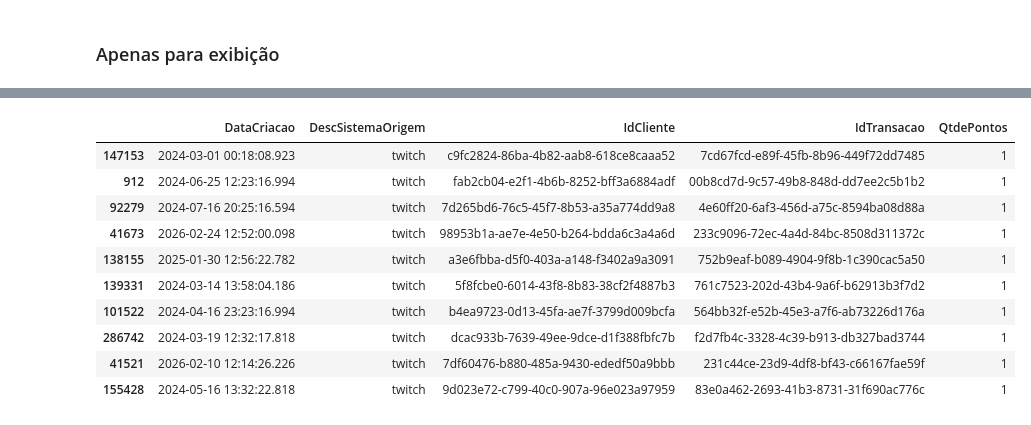
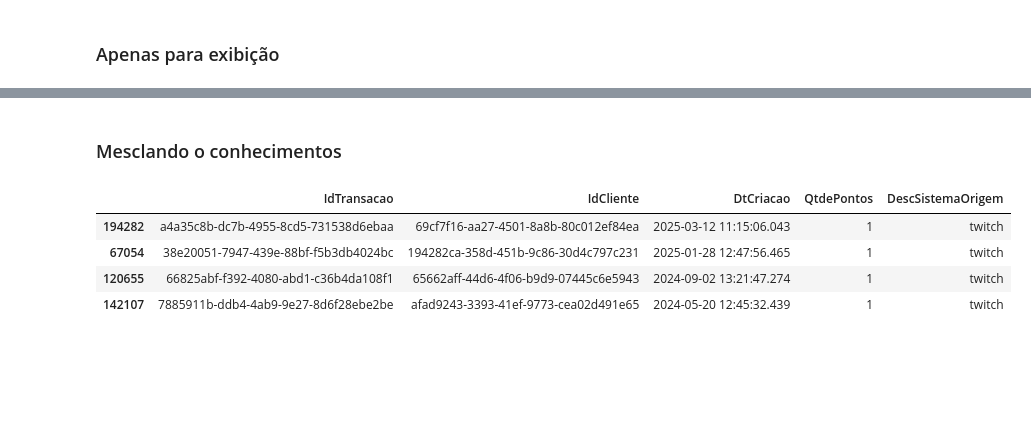
Before and after one commit to alexsandro-matias/pandas-2025, a Jupyter notebook: notebook.ipynb, the cells around one changed output, grey strips where cells are left out. Saved outputs shown, nothing was run; the diff lists cells and outputs as text; code cells hidden in the pictures; blank space fills up the shorter version.

```diff
--- a/notebook.ipynb
+++ b/notebook.ipynb
@@ -165,14 +214,10 @@ transacoes = transacoes[listas_colunas]
+# %% [markdown]
+### Mesclando o conhecimentos
 # %%
-transacoes.sample(10)
+transacoes[transacoes['QtdePontos'] <= 50].sample(4)
 # %% [output]
-|  | DataCriacao | DescSistemaOrigem | IdCliente | IdTransacao | QtdePontos |
-| 147153 | 2024-03-01 00:18:08.923 | twitch | c9fc2824-86ba-4b82-aab8-618ce8caaa52 | 7cd67fcd-e89f-45fb-8b96-449f72dd7485 | 1 |
-| 912 | 2024-06-25 12:23:16.994 | twitch | fab2cb04-e2f1-4b6b-8252-bff3a6884adf | 00b8cd7d-9c57-49b8-848d-dd7ee2c5b1b2 | 1 |
-| 92279 | 2024-07-16 20:25:16.594 | twitch | 7d265bd6-76c5-45f7-8b53-a35a774dd9a8 | 4e60ff20-6af3-456d-a75c-8594ba08d88a | 1 |
-| 41673 | 2026-02-24 12:52:00.098 | twitch | 98953b1a-ae7e-4e50-b264-bdda6c3a4a6d | 233c9096-72ec-4a4d-84bc-8508d311372c | 1 |
-| 138155 | 2025-01-30 12:56:22.782 | twitch | a3e6fbba-d5f0-403a-a148-f3402a9a3091 | 752b9eaf-b089-4904-9f8b-1c390cac5a50 | 1 |
-| 139331 | 2024-03-14 13:58:04.186 | twitch | 5f8fcbe0-6014-43f8-8b83-38cf2f4887b3 | 761c7523-202d-43b4-9a6f-b62913b3f7d2 | 1 |
-| 101522 | 2024-04-16 23:23:16.994 | twitch | b4ea9723-0d13-45fa-ae7f-3799d009bcfa | 564bb32f-e52b-45e3-a7f6-ab73226d176a | 1 |
-| 286742 | 2024-03-19 12:32:17.818 | twitch | dcac933b-7639-49ee-9dce-d1f388fbfc7b | f2d7fb4c-3328-4c39-b913-db327bad3744 | 1 |
-| 41521 | 2026-02-10 12:14:26.226 | twitch | 7df60476-b880-485a-9430-ededf50a9bbb | 231c44ce-23d9-4df8-bf43-c66167fae59f | 1 |
-| 155428 | 2024-05-16 13:32:22.818 | twitch | 9d023e72-c799-40c0-907a-96e023a97959 | 83e0a462-2693-41b3-8731-31f690ac776c | 1 |
+|  | IdTransacao | IdCliente | DtCriacao | QtdePontos | DescSistemaOrigem |
+| 194282 | a4a35c8b-dc7b-4955-8cd5-731538d6ebaa | 69cf7f16-aa27-4501-8a8b-80c012ef84ea | 2025-03-12 11:15:06.043 | 1 | twitch |
+| 67054 | 38e20051-7947-439e-88bf-f5b3db4024bc | 194282ca-358d-451b-9c86-30d4c797c231 | 2025-01-28 12:47:56.465 | 1 | twitch |
+| 120655 | 66825abf-f392-4080-abd1-c36b4da108f1 | 65662aff-44d6-4f06-b9d9-07445c6e5943 | 2024-09-02 13:21:47.274 | 1 | twitch |
+| 142107 | 7885911b-ddb4-4ab9-9e27-8d6f28ebe2be | afad9243-3393-41ef-9773-cea02d491e65 | 2024-05-20 12:45:32.439 | 1 | twitch |
```
Also changed, not shown: parts of 16 cells of this notebook.
